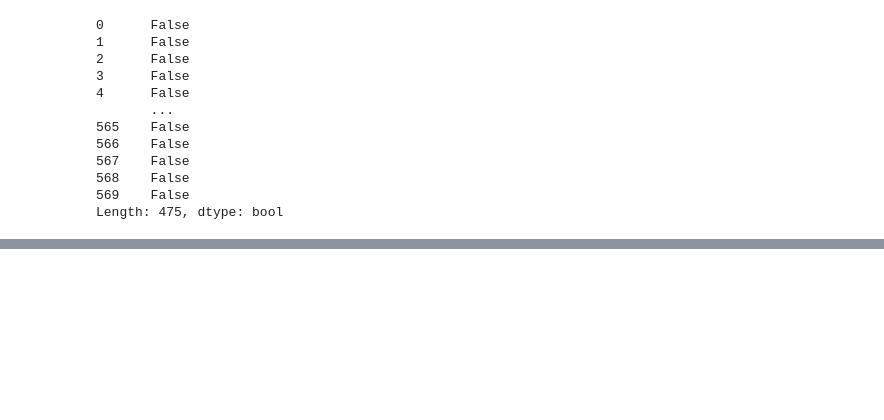
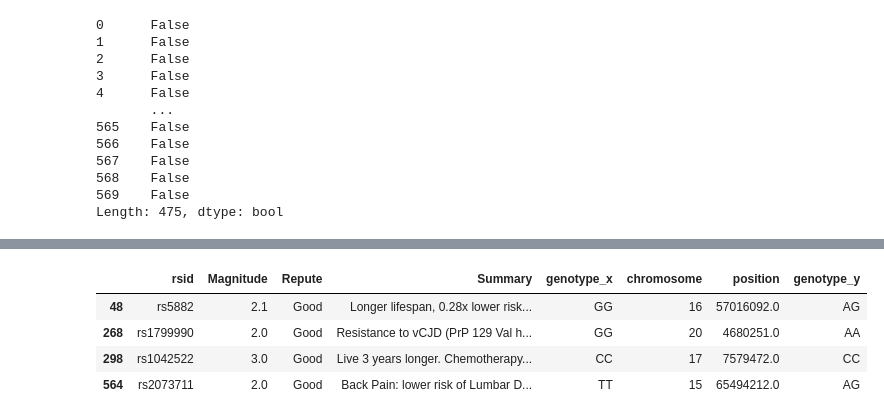
Before and after one commit to nnttluna/genome-decode, a Jupyter notebook: genome_on_ref.ipynb, the cells around one changed output, grey strips where cells are left out. Cells and saved outputs as stored; diff of their text form; code cells hidden in the pictures; blank space fills up the shorter version.

```diff
--- a/genome_on_ref.ipynb
+++ b/genome_on_ref.ipynb
@@ -228,0 +267,9 @@ report
+# %%
+#snps showing positive aspects about this person
+significant_info.loc[snps_with_info["Repute"] == "Good"]
+# %% [output]
+|  | rsid | Magnitude | Repute | Summary | genotype_x | chromosome | position | genotype_y |
+| 48 | rs5882 | 2.1 | Good | Longer lifespan, 0.28x lower risk... | GG | 16 | 57016092.0 | AG |
+| 268 | rs1799990 | 2.0 | Good | Resistance to vCJD (PrP 129 Val h... | GG | 20 | 4680251.0 | AA |
+| 298 | rs1042522 | 3.0 | Good | Live 3 years longer. Chemotherapy... | CC | 17 | 7579472.0 | CC |
+| 564 | rs2073711 | 2.0 | Good | Back Pain: lower risk of Lumbar D... | TT | 15 | 65494212.0 | AG |
```
Also changed, not shown: parts of 5 cells of this notebook.
